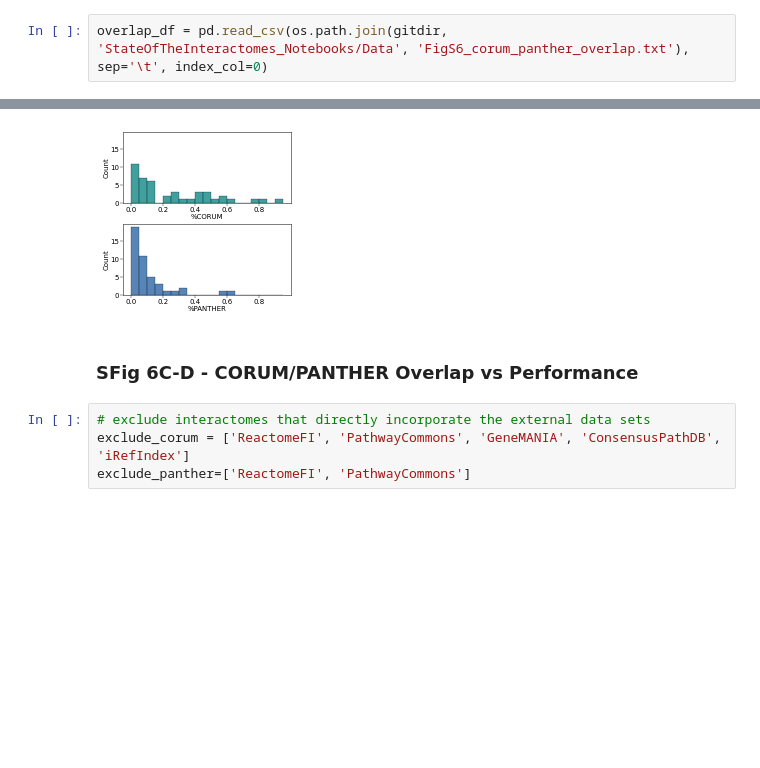
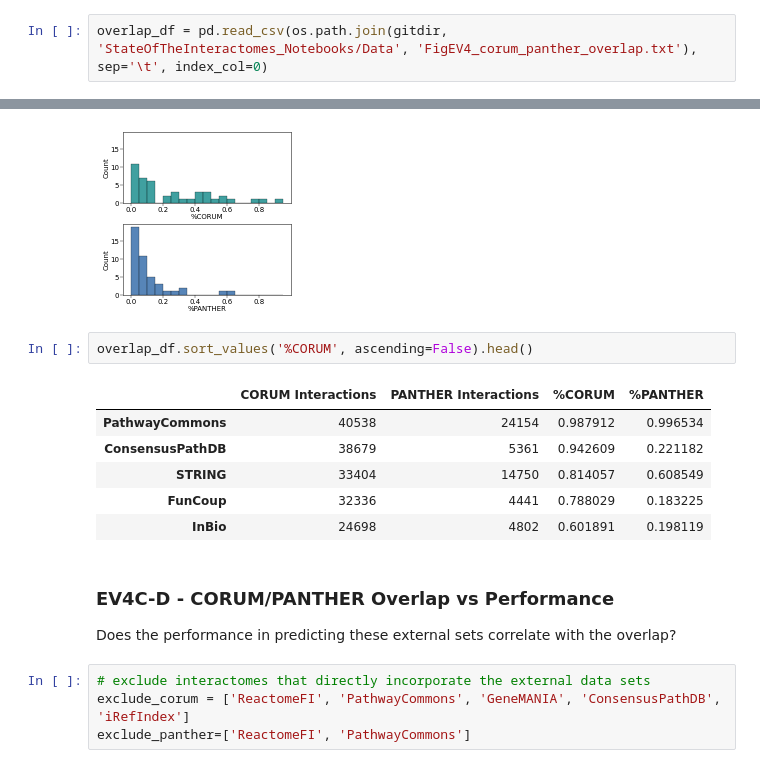
Before and after one commit to sarah-n-wright/Network_Evaluation_Tools, a Jupyter notebook: StateOfTheInteractomes_Notebooks/5_Interaction_and_Complex_Prediction.ipynb, the cells around one changed output, grey strips where cells are left out. Cells and saved outputs as stored; diff of their text form; blank space fills up the shorter version.

Commit message:
Clean up Notebook 5

```diff
--- a/StateOfTheInteractomes_Notebooks/5_Interaction_and_Complex_Prediction.ipynb
+++ b/StateOfTheInteractomes_Notebooks/5_Interaction_and_Complex_Prediction.ipynb
@@ -214,7 +213,7 @@ External set sizes:
 * **CORUM** = 41034
 * **PANTHER** = 24238
 # %%
-overlap_df = pd.read_csv(os.path.join(gitdir, 'StateOfTheInteractomes_Notebooks/Data', 'FigS6_corum_panther_overlap.txt'), sep='\t', index_col=0)
+overlap_df = pd.read_csv(os.path.join(gitdir, 'StateOfTheInteractomes_Notebooks/Data', 'FigEV4_corum_panther_overlap.txt'), sep='\t', index_col=0)
 # %%
 _, [ax1, ax2] = plt.subplots(nrows=2, ncols=1, figsize=(3,3), sharey=True, gridspec_kw={'hspace':0.3})
 sns.histplot(overlap_df, x='%CORUM', ax=ax1, bins=[i/100 for i in range(0, 100, 5)], color='teal')
@@ -222,8 +221,19 @@ sns.histplot(overlap_df, x='%PANTHER', ax=ax2, bins=[i/100 for i in range(0, 100
 # %% [output]
 <AxesSubplot:xlabel='%PANTHER', ylabel='Count'>
 [figure]
+# %%
+overlap_df.sort_values('%CORUM', ascending=False).head()
+# %% [output]
+|  | CORUM Interactions | PANTHER Interactions | %CORUM | %PANTHER |
+| PathwayCommons | 40538 | 24154 | 0.987912 | 0.996534 |
+| ConsensusPathDB | 38679 | 5361 | 0.942609 | 0.221182 |
+| STRING | 33404 | 14750 | 0.814057 | 0.608549 |
+| FunCoup | 32336 | 4441 | 0.788029 | 0.183225 |
+| InBio | 24698 | 4802 | 0.601891 | 0.198119 |
 # %% [markdown]
-### SFig 6C-D - CORUM/PANTHER Overlap vs Performance
+### EV4C-D - CORUM/PANTHER Overlap vs Performance
+
+Does the performance in predicting these external sets correlate with the overlap?
 # %%
 # exclude interactomes that directly incorporate the external data sets
 exclude_corum = ['ReactomeFI', 'PathwayCommons', 'GeneMANIA', 'ConsensusPathDB', 'iRefIndex']
```
Also changed, not shown: parts of 21 cells of this notebook, 12 other files.
